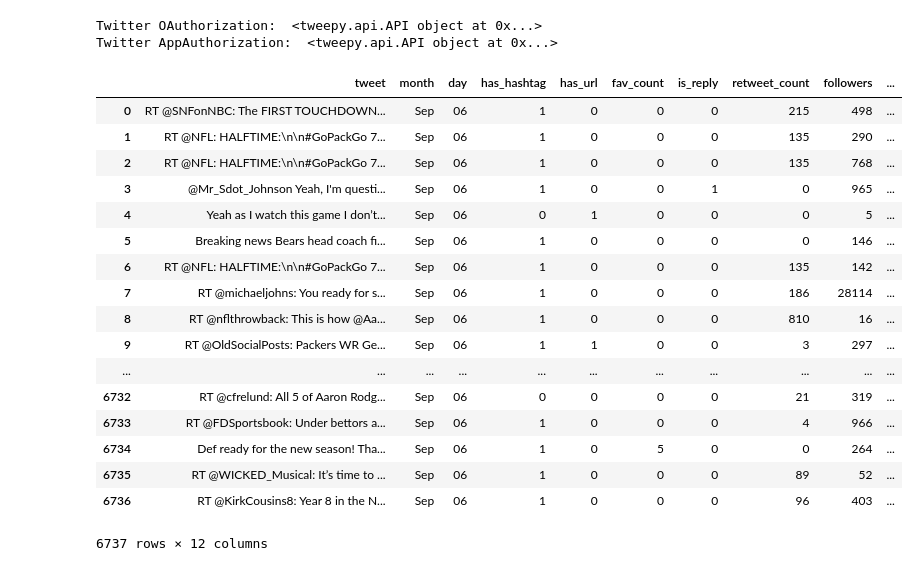
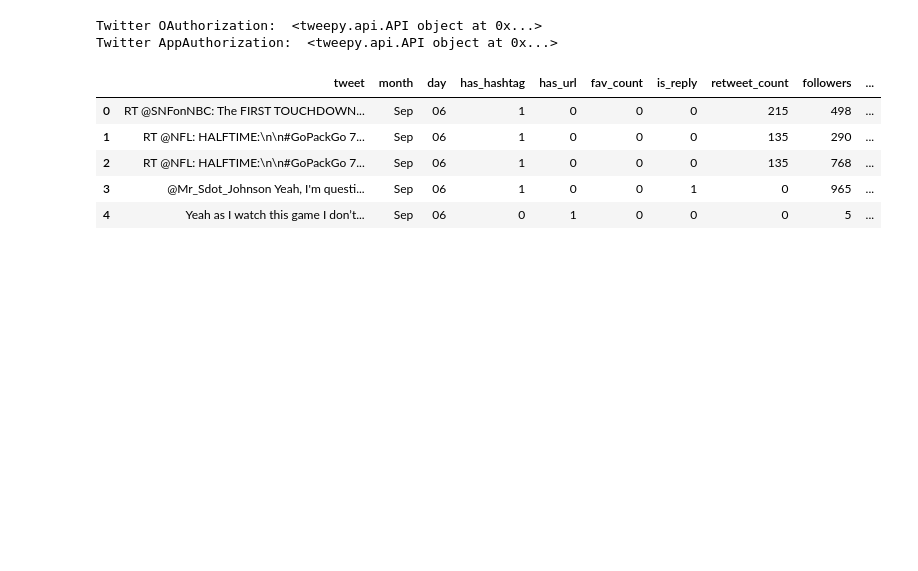
Before and after one commit to PierreCasco/twitter_and_football, a Jupyter notebook: Twitter_and_Football.ipynb, the cells around one changed output. Cells and saved outputs as stored; diff of their text form; code cells hidden in the pictures; blank space fills up the shorter version.

```diff
--- a/Twitter_and_Football.ipynb
+++ b/Twitter_and_Football.ipynb
@@ -151,23 +151,11 @@ def tweets_to_df(path):
 
 tweets_df = tweets_to_df('tweets.json')
 # %%
-tweets_df
+tweets_df.head(5)
 # %% [output]
 |  | tweet | month | day | has_hashtag | has_url | fav_count | is_reply | retweet_count | followers | ... |
 | 0 | RT @SNFonNBC: The FIRST TOUCHDOWN... | Sep | 06 | 1 | 0 | 0 | 0 | 215 | 498 | ... |
 | 1 | RT @NFL: HALFTIME:\n\n#GoPackGo 7... | Sep | 06 | 1 | 0 | 0 | 0 | 135 | 290 | ... |
 | 2 | RT @NFL: HALFTIME:\n\n#GoPackGo 7... | Sep | 06 | 1 | 0 | 0 | 0 | 135 | 768 | ... |
 | 3 | @Mr_Sdot_Johnson Yeah, I'm questi... | Sep | 06 | 1 | 0 | 0 | 1 | 0 | 965 | ... |
 | 4 | Yeah as I watch this game I don’t... | Sep | 06 | 0 | 1 | 0 | 0 | 0 | 5 | ... |
-| 5 | Breaking news Bears head coach fi... | Sep | 06 | 1 | 0 | 0 | 0 | 0 | 146 | ... |
-| 6 | RT @NFL: HALFTIME:\n\n#GoPackGo 7... | Sep | 06 | 1 | 0 | 0 | 0 | 135 | 142 | ... |
-| 7 | RT @michaeljohns: You ready for s... | Sep | 06 | 1 | 0 | 0 | 0 | 186 | 28114 | ... |
-| 8 | RT @nflthrowback: This is how @Aa... | Sep | 06 | 1 | 0 | 0 | 0 | 810 | 16 | ... |
-| 9 | RT @OldSocialPosts: Packers WR Ge... | Sep | 06 | 1 | 1 | 0 | 0 | 3 | 297 | ... |
-| ... | ... | ... | ... | ... | ... | ... | ... | ... | ... | ... |
-| 6732 | RT @cfrelund: All 5 of Aaron Rodg... | Sep | 06 | 0 | 0 | 0 | 0 | 21 | 319 | ... |
-| 6733 | RT @FDSportsbook: Under bettors a... | Sep | 06 | 1 | 0 | 0 | 0 | 4 | 966 | ... |
-| 6734 | Def ready for the new season! Tha... | Sep | 06 | 1 | 0 | 5 | 0 | 0 | 264 | ... |
-| 6735 | RT @WICKED_Musical: It’s time to ... | Sep | 06 | 1 | 0 | 0 | 0 | 89 | 52 | ... |
-| 6736 | RT @KirkCousins8: Year 8 in the N... | Sep | 06 | 1 | 0 | 0 | 0 | 96 | 403 | ... |
-6737 rows × 12 columns
```
Also changed, not shown: parts of 4 cells of this notebook.
